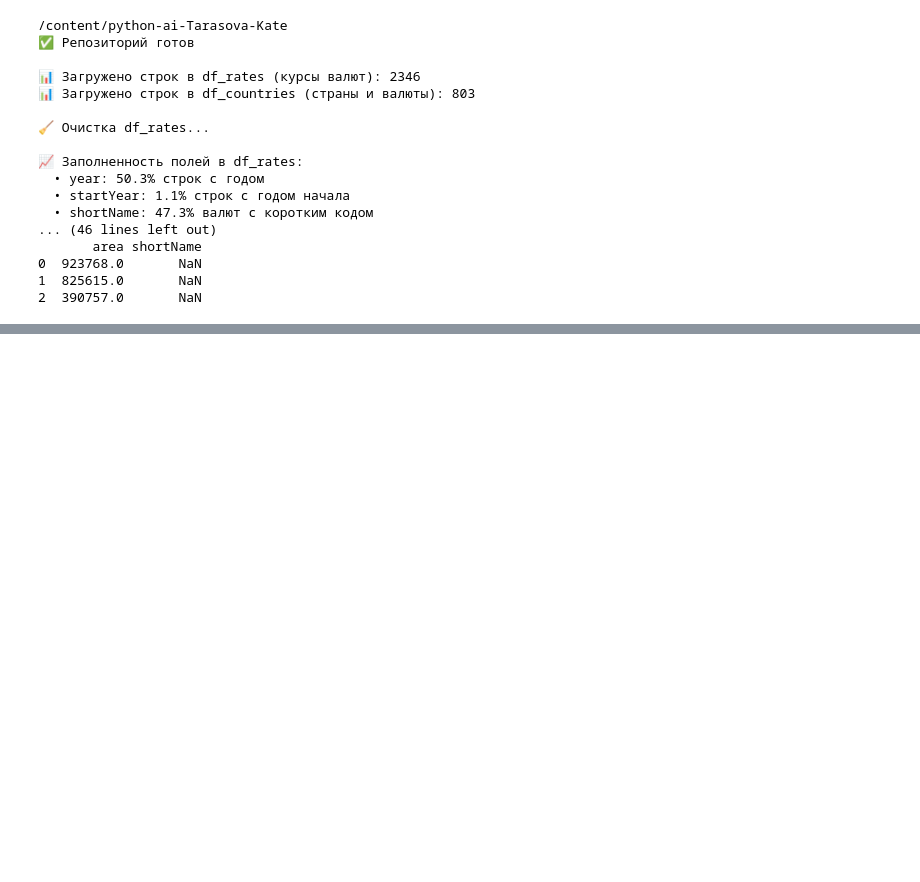
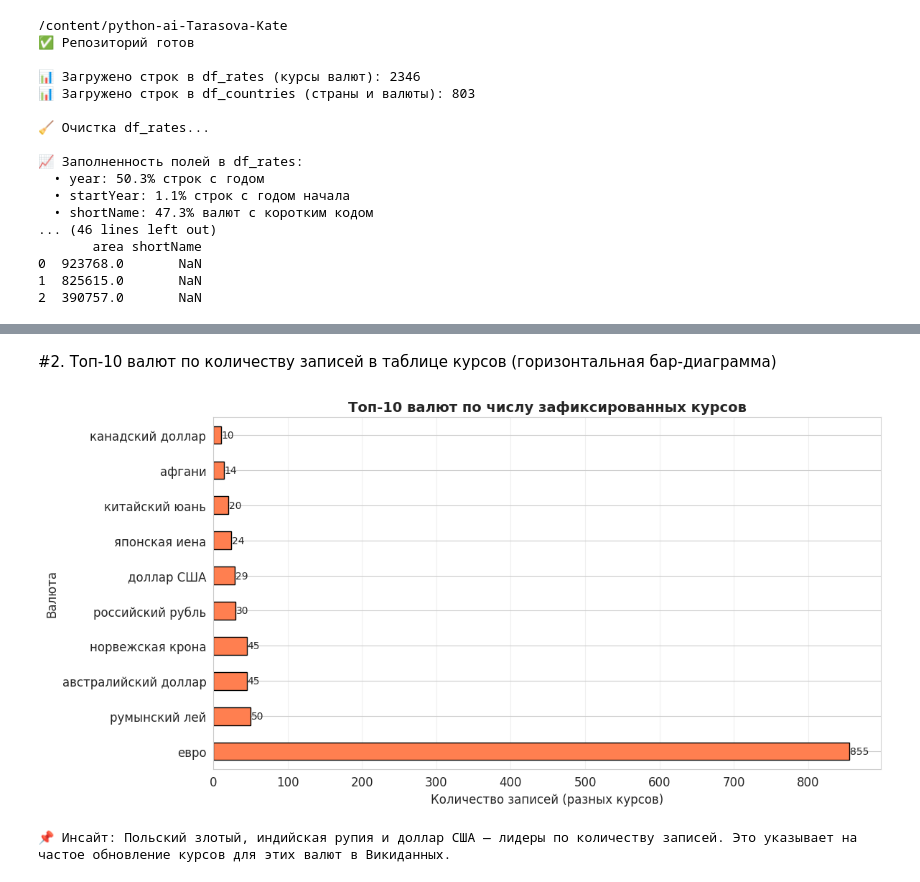
Before and after one commit to cathrineq/python-ai-Tarasova-Kate, a Jupyter notebook: notebooks/week3_visualization.ipynb, the cells around one changed output, grey strips where cells are left out. Saved outputs shown, nothing was run; the diff lists cells and outputs as text; code cells hidden in the pictures; blank space fills up the shorter version.

```diff
--- a/notebooks/week3_visualization.ipynb
+++ b/notebooks/week3_visualization.ipynb
@@ -231,25 +173,0 @@ print(f"   Топ-3: {', '.join(top_countries.head(3).index)}")
-# %%
-# 📊 [2] Horizontal Bar Chart: Top 15 Genres
-
-# 1. Подготовка данных
-top_genres = df['genre'].value_counts().head(15)
-
-# 2. Создаём график
-plt.figure(figsize=(12, 8))
-bars = plt.barh(top_genres.index, top_genres.values, color='coral', edgecolor='black', alpha=0.8)
-
-# 3. Добавляем значения справа от столбцов
-for i, (genre, count) in enumerate(top_genres.items()):
-    plt.text(count + 20, i, f'{count}',
-             va='center', fontsize=10, fontweight='bold')
-
-# 4. Оформление
-plt.title('🎬 Топ-15 самых популярных жанров', fontsize=14, fontweight='bold')
-plt.xlabel('Количество фильмов', fontsize=12)
-plt.ylabel('Жанр', fontsize=12)
-plt.grid(axis='x', alpha=0.3, linestyle='--')
-plt.tight_layout()
-plt.show()
-
-# 5. Инсайт
-print(f"💡 Инсайт: Приключенческие фильмы ({top_genres.iloc[0]}) встречаются в {top_genres.iloc[0]/top_genres.iloc[-1]:.1f} раз чаще, чем {top_genres.index[-1]} ({top_genres.iloc[-1]})")
@@ -2507,0 +247,24 @@ print("\n" + "="*70)
+# %% [markdown]
+#2. Топ-10 валют по количеству записей в таблице курсов (горизонтальная бар-диаграмма)
+# %%
+# Визуализация 2: Топ-10 валют по частоте появления
+top_currencies = df_rates['currency'].value_counts().head(10)
+
+fig, ax = plt.subplots(figsize=(12, 6))
+top_currencies.plot(kind='barh', color='coral', edgecolor='black', ax=ax)
+ax.set_xlabel('Количество записей (разных курсов)', fontsize=12)
+ax.set_ylabel('Валюта', fontsize=12)
+ax.set_title('Топ-10 валют по числу зафиксированных курсов', fontsize=14, fontweight='bold')
+ax.grid(axis='x', alpha=0.3)
+
+# Добавляем значения на бары
+for i, (name, value) in enumerate(top_currencies.items()):
+    ax.text(value + 1, i, str(value), va='center', fontsize=10)
+
+plt.tight_layout()
+plt.show()
+
+print("📌 Инсайт: Польский злотый, индийская рупия и доллар США — лидеры по количеству записей. Это указывает на частое обновление курсов для этих валют в Викиданных.")
+# %% [output]
+[figure, added]
+📌 Инсайт: Польский злотый, индийская рупия и доллар США — лидеры по количеству записей. Это указывает на частое обновление курсов для этих валют в Викиданных.
```
Also changed, not shown: parts of 45 cells of this notebook.
